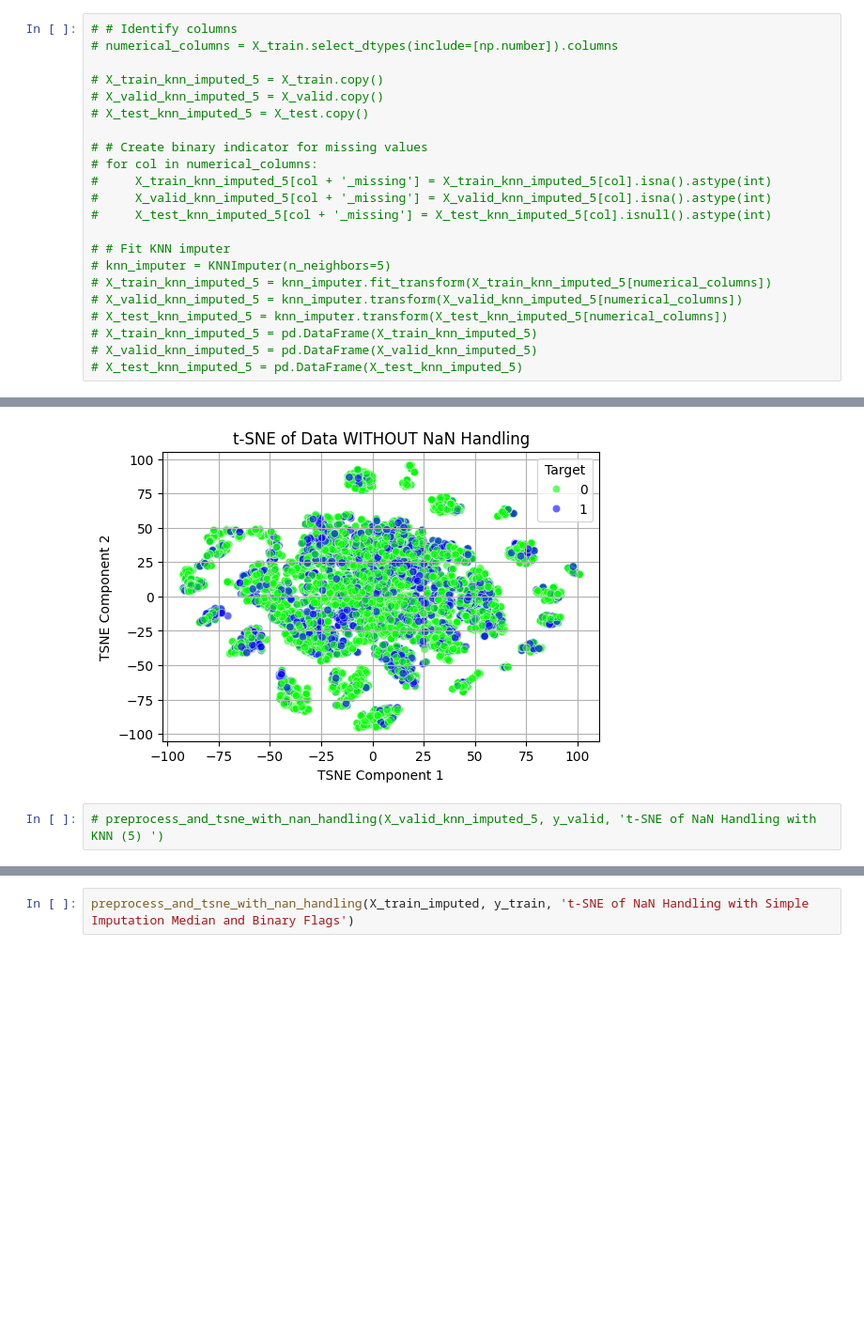
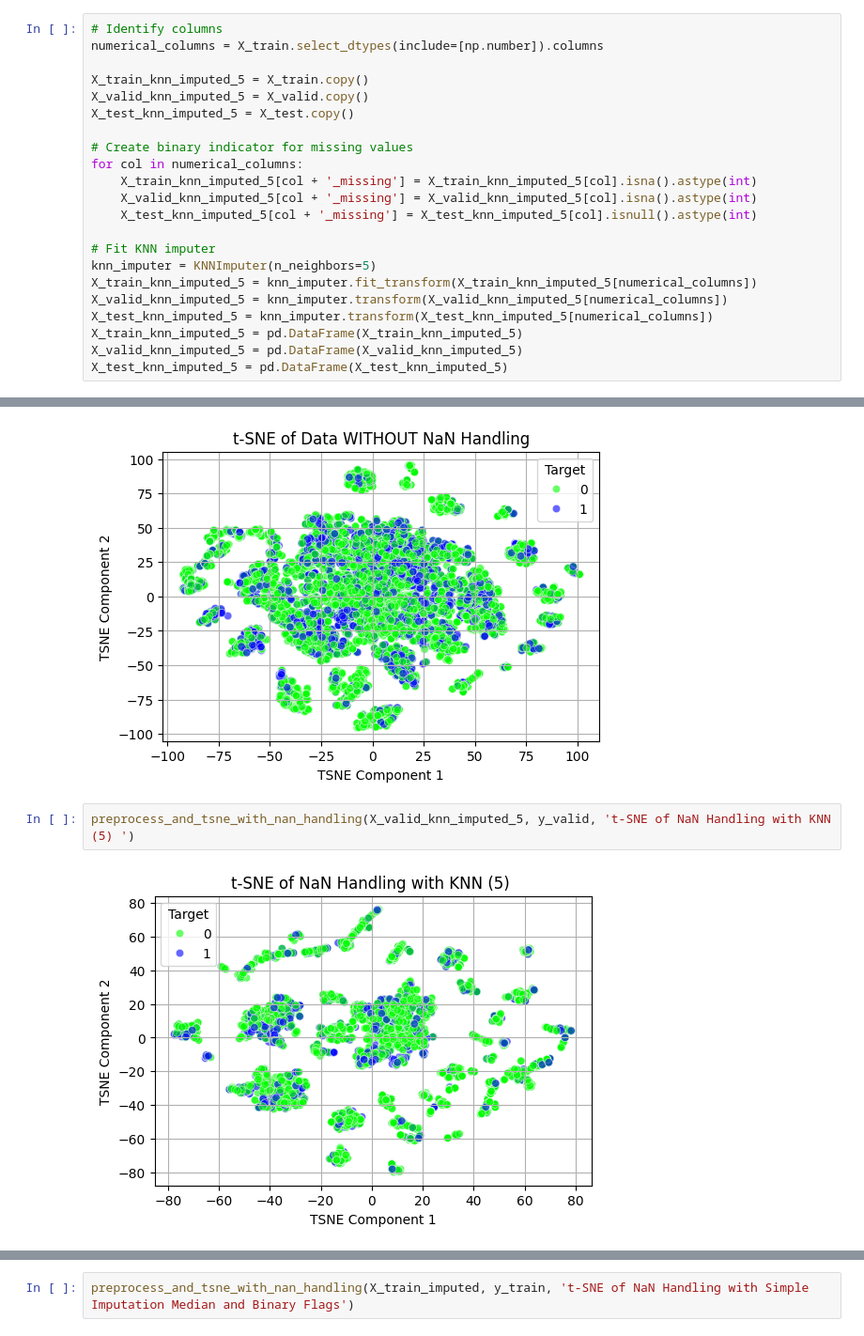
Before and after one commit to DataScienceAndEngineering/machine-learning-dse-i210-final-project-credit-risk, a Jupyter notebook: reports/final_report.ipynb, the cells around one changed output, grey strips where cells are left out. Shown at 94% size. Cells and saved outputs as stored; diff of their text form; blank space fills up the shorter version.

```diff
--- a/reports/final_report.ipynb
+++ b/reports/final_report.ipynb
@@ -552,25 +553,25 @@ Post-imputation, we will utilize t-SNE (t-Distributed Stochastic Neighbor Embedd
 # %% [markdown]
 1. KNN Imputation: 5 neighbors and 10 neighbors with binary missing flag.
 # %%
-# # Identify columns
-# numerical_columns = X_train.select_dtypes(include=[np.number]).columns
+# Identify columns
+numerical_columns = X_train.select_dtypes(include=[np.number]).columns
 
-# X_train_knn_imputed_5 = X_train.copy()
-# X_valid_knn_imputed_5 = X_valid.copy()
-# X_test_knn_imputed_5 = X_test.copy()
+X_train_knn_imputed_5 = X_train.copy()
+X_valid_knn_imputed_5 = X_valid.copy()
+X_test_knn_imputed_5 = X_test.copy()
 
-# # Create binary indicator for missing values
-# for col in numerical_columns:
-#     X_train_knn_imputed_5[col + '_missing'] = X_train_knn_imputed_5[col].isna().astype(int)
-#     X_valid_knn_imputed_5[col + '_missing'] = X_valid_knn_imputed_5[col].isna().astype(int)
-#     X_test_knn_imputed_5[col + '_missing'] = X_test_knn_imputed_5[col].isnull().astype(int)
+# Create binary indicator for missing values
+for col in numerical_columns:
+    X_train_knn_imputed_5[col + '_missing'] = X_train_knn_imputed_5[col].isna().astype(int)
+    X_valid_knn_imputed_5[col + '_missing'] = X_valid_knn_imputed_5[col].isna().astype(int)
+    X_test_knn_imputed_5[col + '_missing'] = X_test_knn_imputed_5[col].isnull().astype(int)
 
-# # Fit KNN imputer
-# knn_imputer = KNNImputer(n_neighbors=5)
-# X_train_knn_imputed_5 = knn_imputer.fit_transform(X_train_knn_imputed_5[numerical_columns])
-# X_valid_knn_imputed_5 = knn_imputer.transform(X_valid_knn_imputed_5[numerical_columns])
-# X_test_knn_imputed_5 = knn_imputer.transform(X_test_knn_imputed_5[numerical_columns])
-# X_train_knn_imputed_5 = pd.DataFrame(X_train_knn_imputed_5)
-# X_valid_knn_imputed_5 = pd.DataFrame(X_valid_knn_imputed_5)
-# X_test_knn_imputed_5 = pd.DataFrame(X_test_knn_imputed_5)
+# Fit KNN imputer
+knn_imputer = KNNImputer(n_neighbors=5)
+X_train_knn_imputed_5 = knn_imputer.fit_transform(X_train_knn_imputed_5[numerical_columns])
+X_valid_knn_imputed_5 = knn_imputer.transform(X_valid_knn_imputed_5[numerical_columns])
+X_test_knn_imputed_5 = knn_imputer.transform(X_test_knn_imputed_5[numerical_columns])
+X_train_knn_imputed_5 = pd.DataFrame(X_train_knn_imputed_5)
+X_valid_knn_imputed_5 = pd.DataFrame(X_valid_knn_imputed_5)
+X_test_knn_imputed_5 = pd.DataFrame(X_test_knn_imputed_5)
 # %%
@@ -691,4 +692,6 @@ preprocess_and_tsne_with_nan_handling(X_train, y_train, 't-SNE of Data WITHOUT N
 # %% [output]
 [figure]
 # %%
-# preprocess_and_tsne_with_nan_handling(X_valid_knn_imputed_5, y_valid, 't-SNE of NaN Handling with KNN (5) ')
+preprocess_and_tsne_with_nan_handling(X_valid_knn_imputed_5, y_valid, 't-SNE of NaN Handling with KNN (5) ')
+# %% [output]
+[figure, added]
```
Also changed, not shown: parts of 39 cells of this notebook, 3 other files.
